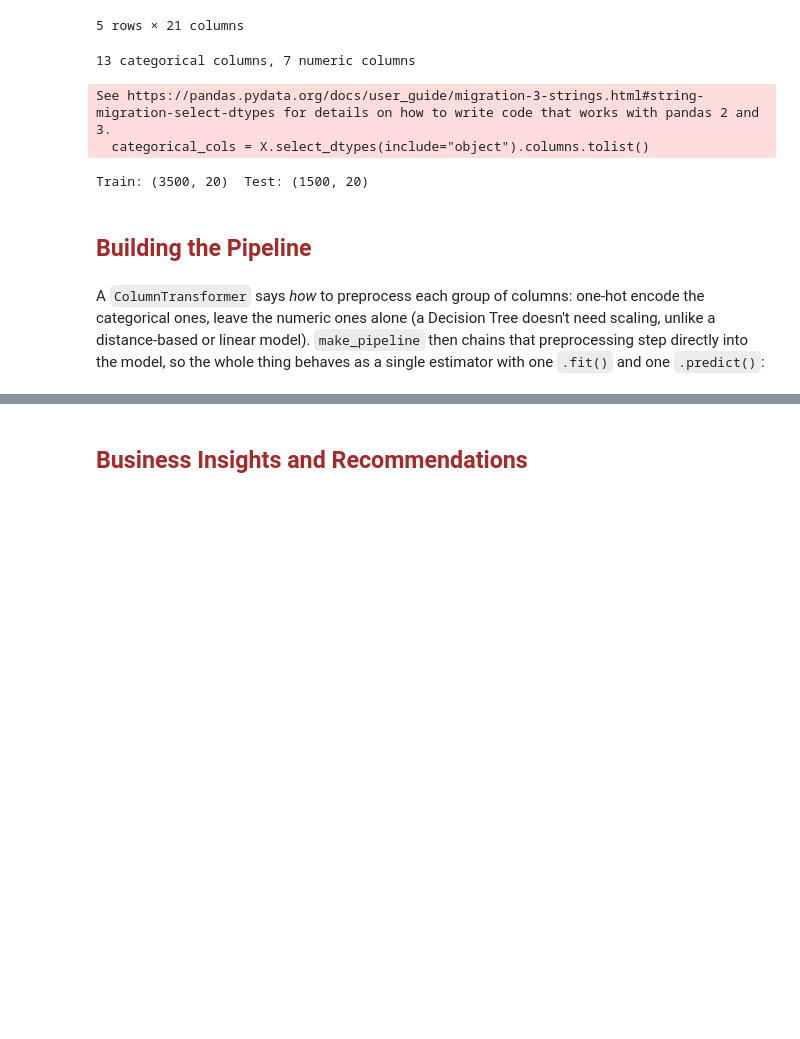
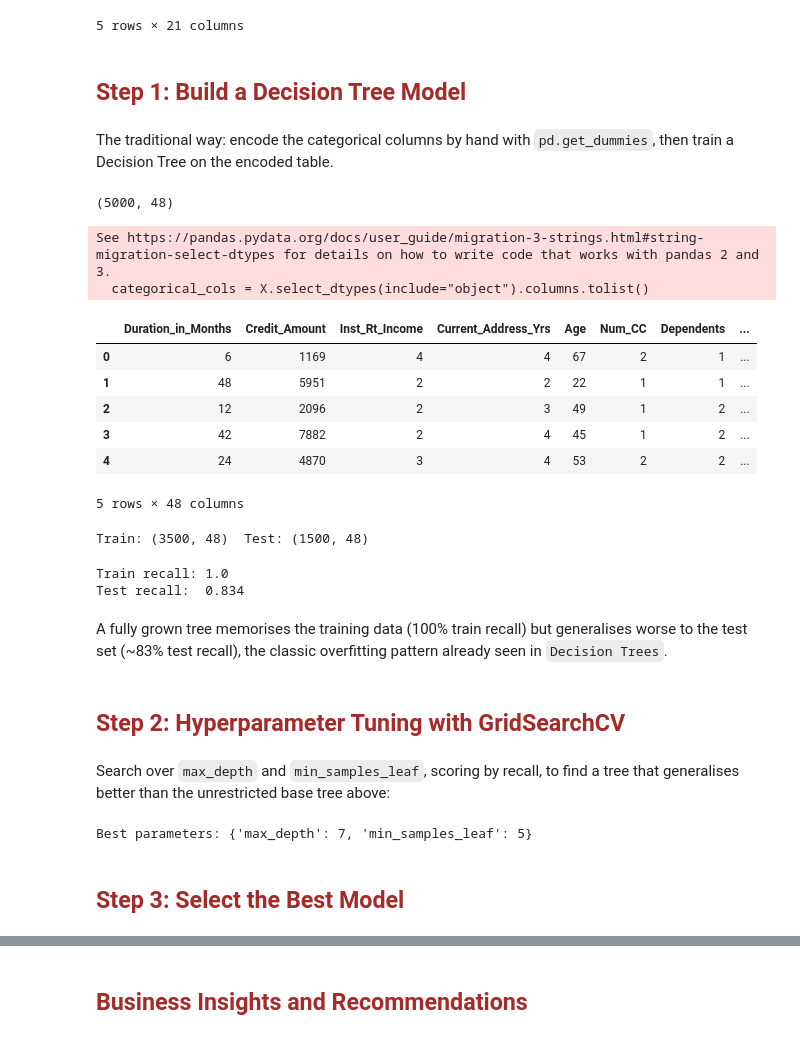
Before and after one commit to yogi-datalabs/machine-learning, a Jupyter notebook: ML Pipelines/Credit Default Prediction with an sklearn Pipeline.ipynb, the cells around one changed output, grey strips where cells are left out. Saved outputs shown, nothing was run; the diff lists cells and outputs as text; code cells hidden in the pictures; blank space fills up the shorter version.

```diff
--- a/ML Pipelines/Credit Default Prediction with an sklearn Pipeline.ipynb
+++ b/ML Pipelines/Credit Default Prediction with an sklearn Pipeline.ipynb
@@ -45,7 +45,7 @@ from sklearn.metrics import recall_score, accuracy_score, confusion_matrix, Conf
 # %% [markdown]
 ## <font color="brown"> Reading the Data</font>
 # %%
-df = pd.read_csv("../Decision Trees/default_on_payment.csv")
+df = pd.read_csv("default_on_payment.csv")
 df = df.drop(columns=["Customer_ID"])
 print(df.shape)
 df.head()
@@ -58,29 +58,70 @@ df.head()
 | 3 | A11 | 42 | A32 | A42 | 7882 | ... |
 | 4 | A11 | 24 | A33 | A40 | 4870 | ... |
 5 rows × 21 columns
+# %% [markdown]
+## <font color="brown"> Step 1: Build a Decision Tree Model</font>
+# %% [markdown]
+The traditional way: encode the categorical columns by hand with `pd.get_dummies`, then train a
+Decision Tree on the encoded table.
 # %%
 X = df.drop(columns=["Default_On_Payment"])
 y = df["Default_On_Payment"]
 
 categorical_cols = X.select_dtypes(include="object").columns.tolist()
-numeric_cols = X.select_dtypes(exclude="object").columns.tolist()
-
-print(f"{len(categorical_cols)} categorical columns, {len(numeric_cols)} numeric columns")
+X_encoded = pd.get_dummies(X, columns=categorical_cols, drop_first=True, dtype=int)
+print(X_encoded.shape)
+X_encoded.head()
 # %% [output]
-13 categorical columns, 7 numeric columns
+(5000, 48)
 See https://pandas.pydata.org/docs/user_guide/migration-3-strings.html#string-migration-select-dtypes for details on how to write code that works with pandas 2 and 3.
   categorical_cols = X.select_dtypes(include="object").columns.tolist()
+|  | Duration_in_Months | Credit_Amount | Inst_Rt_Income | Current_Address_Yrs | Age | Num_CC | Dependents | ... |
+| 0 | 6 | 1169 | 4 | 4 | 67 | 2 | 1 | ... |
+| 1 | 48 | 5951 | 2 | 2 | 22 | 1 | 1 | ... |
+| 2 | 12 | 2096 | 2 | 3 | 49 | 1 | 2 | ... |
+| 3 | 42 | 7882 | 2 | 4 | 45 | 1 | 2 | ... |
+| 4 | 24 | 4870 | 3 | 4 | 53 | 2 | 2 | ... |
+5 rows × 48 columns
 # %%
 X_train, X_test, y_train, y_test = train_test_split(
-    X, y, test_size=0.3, random_state=42
+    X_encoded, y, test_size=0.3, random_state=42
 )
 print("Train:", X_train.shape, " Test:", X_test.shape)
 # %% [output]
-Train: (3500, 20)  Test: (1500, 20)
+Train: (3500, 48)  Test: (1500, 48)
+# %%
+base_dtree = DecisionTreeClassifier(random_state=0)
+base_dtree.fit(X_train, y_train)
+
+pred_train = base_dtree.predict(X_train)
+pred_test = base_dtree.predict(X_test)
+
+print("Train recall:", round(recall_score(y_train, pred_train), 3))
+print("Test recall: ", round(recall_score(y_test, pred_test), 3))
+# %% [output]
+Train recall: 1.0
+Test recall:  0.834
+# %% [markdown]
+A fully grown tree memorises the training data (100% train recall) but generalises worse to the
+test set (~83% test recall), the classic overfitting pattern already seen in `Decision Trees`.
+# %% [markdown]
+## <font color="brown"> Step 2: Hyperparameter Tuning with GridSearchCV</font>
+# %% [markdown]
+Search over `max_depth` and `min_samples_leaf`, scoring by recall, to find a tree that
+generalises better than the unrestricted base tree above:
+# %%
+param_grid = {
+    "max_depth": [3, 4, 5, 6, 7],
+    "min_samples_leaf": [5, 10, 20, 30],
+}
+
+grid_search = GridSearchCV(
+    DecisionTreeClassifier(random_state=0), param_grid, scoring="recall", cv=5, n_jobs=-1
+)
+grid_search.fit(X_train, y_train)
+
+print("Best parameters:", grid_search.best_params_)
+# %% [output]
+Best parameters: {'max_depth': 7, 'min_samples_leaf': 5}
 # %% [markdown]
-## <font color="brown"> Building the Pipeline</font>
+## <font color="brown"> Step 3: Select the Best Model</font>
-# %% [markdown]
-A `ColumnTransformer` says *how* to preprocess each group of columns: one-hot encode the
-categorical ones, leave the numeric ones alone (a Decision Tree doesn't need scaling, unlike a
-distance-based or linear model). `make_pipeline` then chains that preprocessing step directly into
-the model, so the whole thing behaves as a single estimator with one `.fit()` and one `.predict()`:
```
Also changed, not shown: parts of 21 cells of this notebook, 2 other files.
